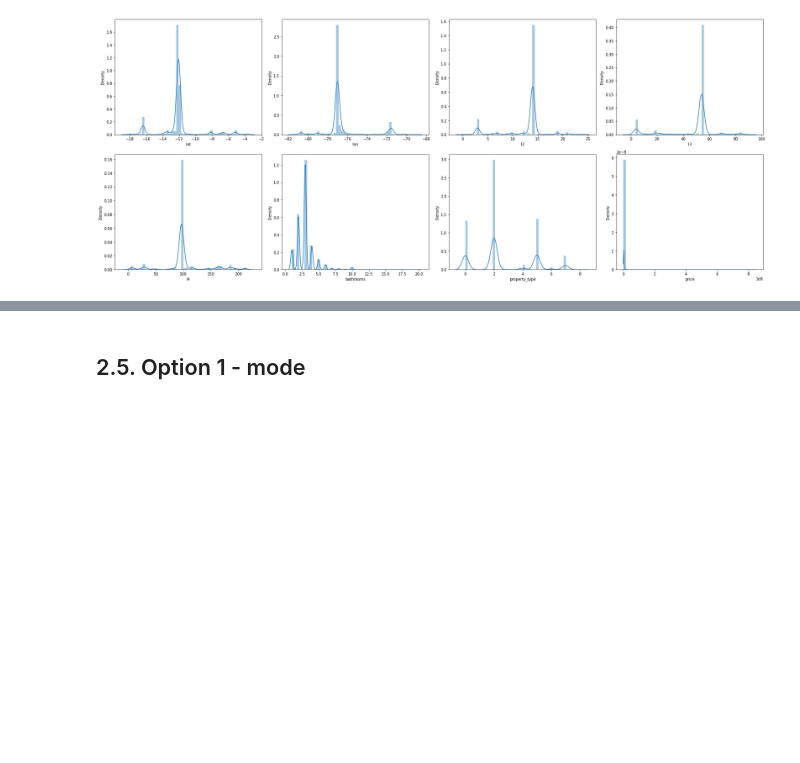
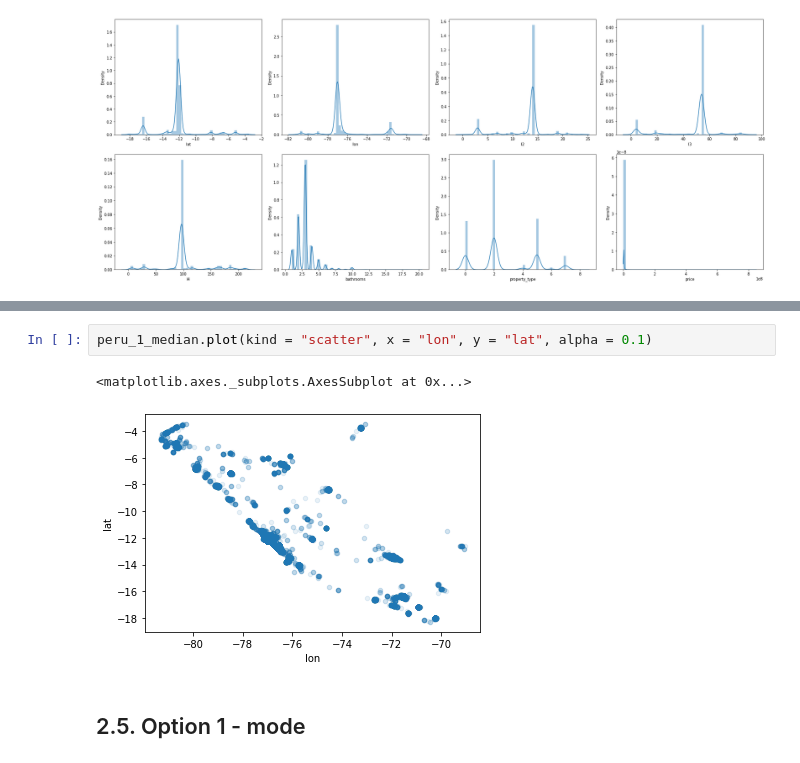
Before and after one commit to ECisneros20/Hackathon-BBVA-2022, a Jupyter notebook: House_prediction.ipynb, the cells around one changed output, grey strips where cells are left out. Cells and saved outputs as stored; diff of their text form; blank space fills up the shorter version.

```diff
--- a/House_prediction.ipynb
+++ b/House_prediction.ipynb
@@ -602,3 +625,8 @@ plt.tight_layout()
+# %%
+peru_1_median.plot(kind = "scatter", x = "lon", y = "lat", alpha = 0.1)
+# %% [output]
+<matplotlib.axes._subplots.AxesSubplot at 0x...>
+[figure, added]
 # %% [markdown]
 ## 2.5. Option 1 - mode
 # %%
```
Also changed, not shown: parts of 34 cells of this notebook.
